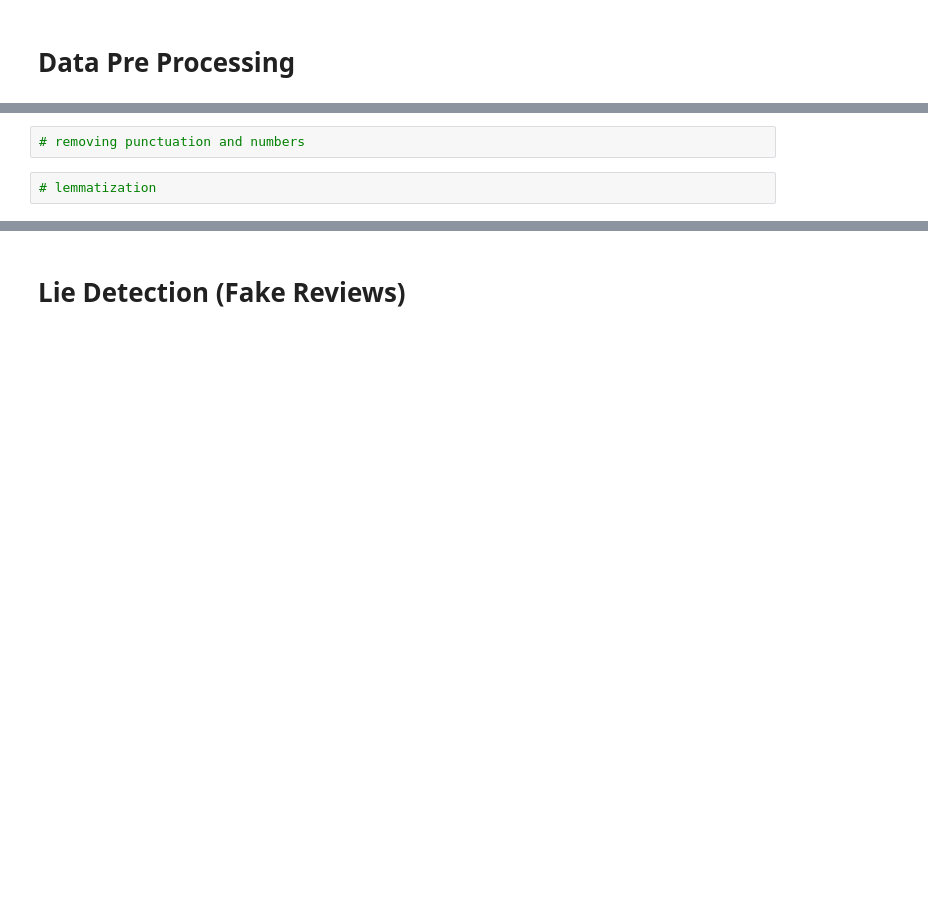
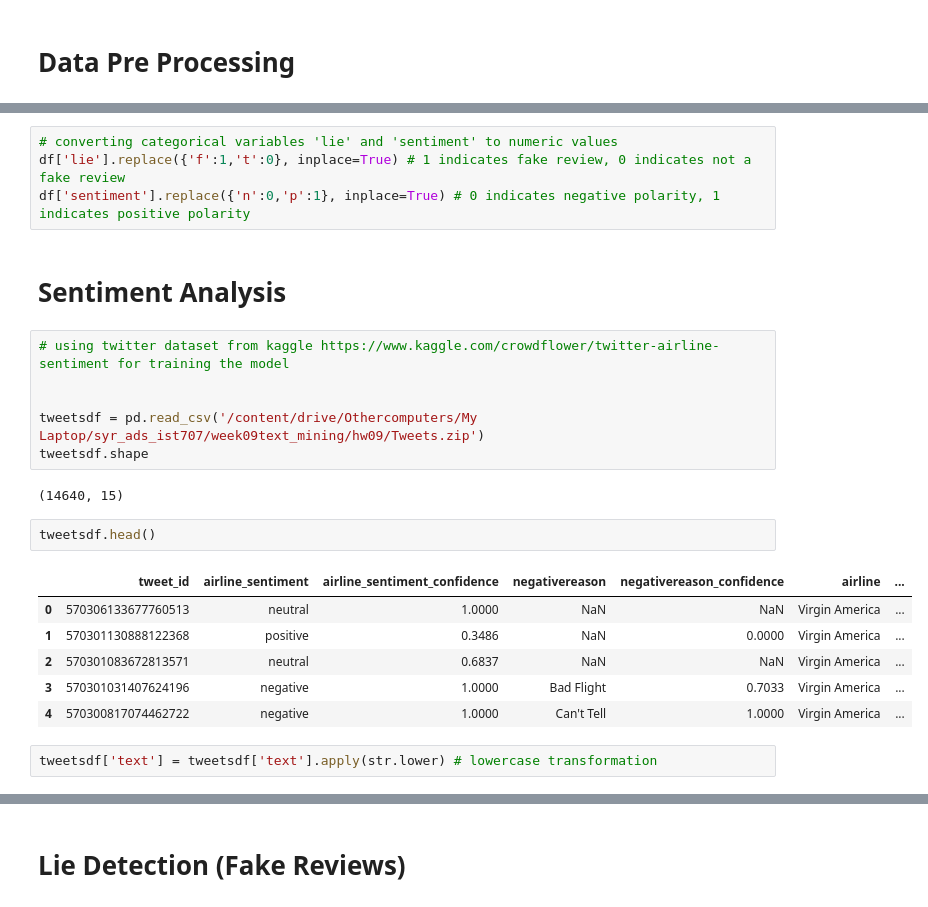
Before and after one commit to chaithrakc/syr_ads_machine_learning, a Jupyter notebook: week09text_mining/hw09/Chaithra-HW09-TextMining.ipynb, the cells around one changed output, grey strips where cells are left out. Cells and saved outputs as stored; diff of their text form; blank space fills up the shorter version.

```diff
--- a/week09text_mining/hw09/Chaithra-HW09-TextMining.ipynb
+++ b/week09text_mining/hw09/Chaithra-HW09-TextMining.ipynb
@@ -100,4 +142,25 @@ df.describe().T
-# %%
-# removing punctuation and numbers
-# %%
-# lemmatization
+# %%
+# converting categorical variables 'lie' and 'sentiment' to numeric values
+df['lie'].replace({'f':1,'t':0}, inplace=True) # 1 indicates fake review, 0 indicates not a fake review
+df['sentiment'].replace({'n':0,'p':1}, inplace=True) # 0 indicates negative polarity, 1 indicates positive polarity
+# %% [markdown]
+# Sentiment Analysis
+# %%
+# using twitter dataset from kaggle https://www.kaggle.com/crowdflower/twitter-airline-sentiment for training the model
+
+
+tweetsdf = pd.read_csv('/content/drive/Othercomputers/My Laptop/syr_ads_ist707/week09text_mining/hw09/Tweets.zip')
+tweetsdf.shape
+# %% [output]
+(14640, 15)
+# %%
+tweetsdf.head()
+# %% [output]
+|  | tweet_id | airline_sentiment | airline_sentiment_confidence | negativereason | negativereason_confidence | airline | ... |
+| 0 | 570306133677760513 | neutral | 1.0000 | NaN | NaN | Virgin America | ... |
+| 1 | 570301130888122368 | positive | 0.3486 | NaN | 0.0000 | Virgin America | ... |
+| 2 | 570301083672813571 | neutral | 0.6837 | NaN | NaN | Virgin America | ... |
+| 3 | 570301031407624196 | negative | 1.0000 | Bad Flight | 0.7033 | Virgin America | ... |
+| 4 | 570300817074462722 | negative | 1.0000 | Can't Tell | 1.0000 | Virgin America | ... |
+# %%
+tweetsdf['text'] = tweetsdf['text'].apply(str.lower) # lowercase transformation
```
Also changed, not shown: parts of 18 cells of this notebook, 4 other files.
